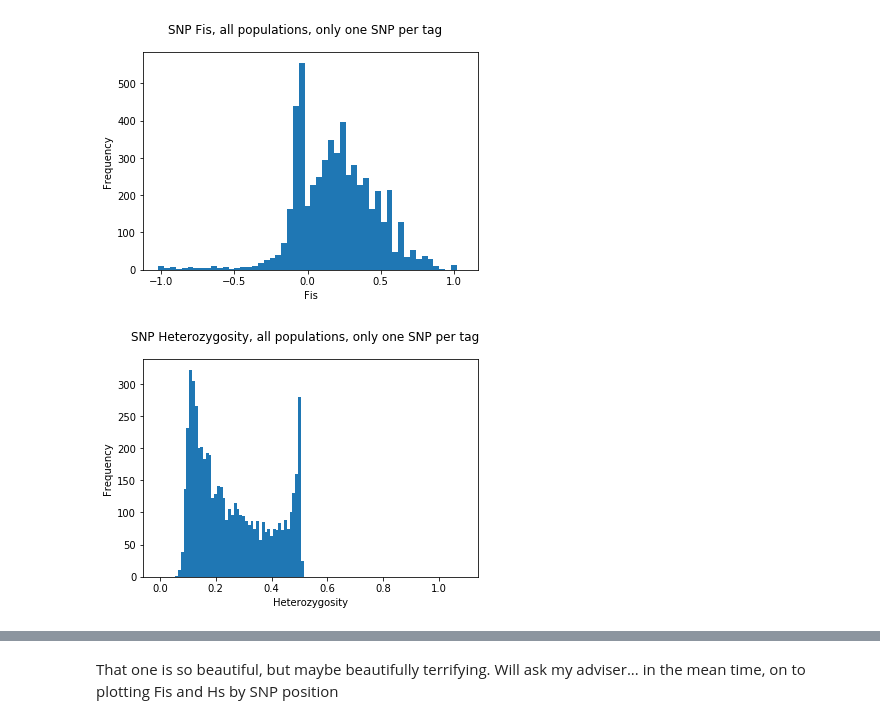
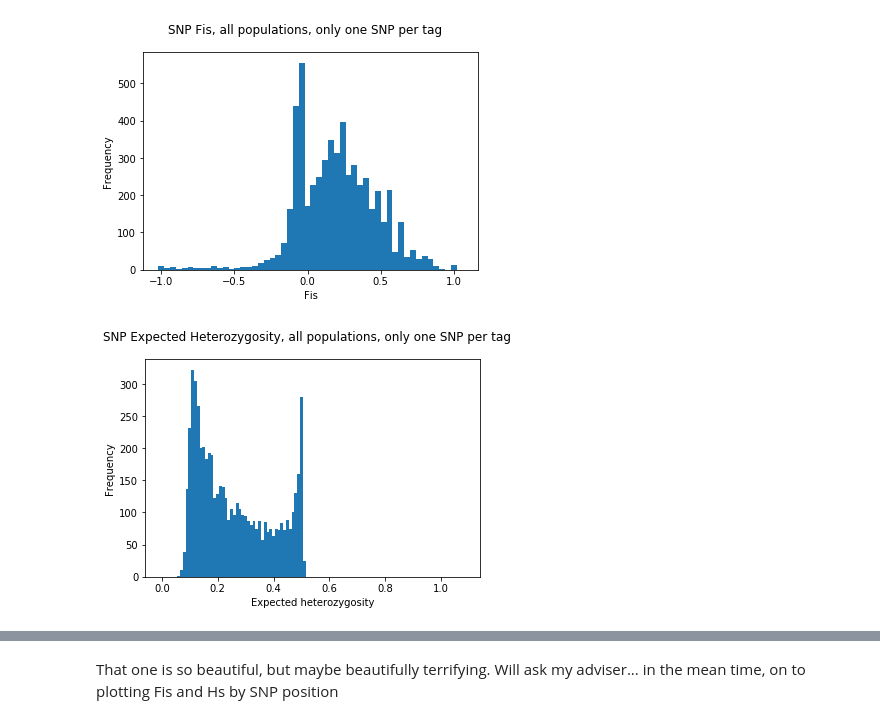
Before and after one commit to nclowell/RAD_scallops, a Jupyter notebook: CRAGIG_run1/Notebooks/data_processing/Exploratory_plots_of_het_Fis_RD_seqposition.ipynb, the cells around one changed output, grey strips where cells are left out. Cells and saved outputs as stored; diff of their text form; code cells hidden in the pictures.

```diff
--- a/CRAGIG_run1/Notebooks/data_processing/Exploratory_plots_of_het_Fis_RD_seqposition.ipynb
+++ b/CRAGIG_run1/Notebooks/data_processing/Exploratory_plots_of_het_Fis_RD_seqposition.ipynb
@@ -40,6 +40,7 @@ fis_hs_file.close()
 file_as_list_o_lists = []
 Fis = []
 Hs = []
+Ho = []
 SNP_names = []
 for line in lines:
     linelist = line.strip().split(",")
@@ -50,6 +51,8 @@ for line in lines:
         Hs.append(float(linelist[2]))
     if linelist[0] != "All_pops":
         SNP_names.append(linelist[0])
+    if linelist[3] != "NA" and linelist[3] != "Ho":
+        Ho.append(float(linelist[3]))
 # %%
 plt.hist(Fis, bins = np.arange(-1, 1.1, .04)-.02)
 plt.suptitle("SNP Fis, all populations, only one SNP per tag")
@@ -60,9 +63,9 @@ plt.show()
 [figure]
 # %%
 plt.hist(Hs, bins = np.arange(0, 1.1, .01)-.005)
-plt.suptitle("SNP Heterozygosity, all populations, only one SNP per tag")
-plt.xlabel("Heterozygosity")
+plt.suptitle("SNP Expected Heterozygosity, all populations, only one SNP per tag")
+plt.xlabel("Expected heterozygosity")
 plt.ylabel("Frequency")
 plt.show()
 # %% [output]
-[figure, old version]
+[figure, new version]
```
Also changed, not shown: parts of 21 cells of this notebook, 3 other files.
